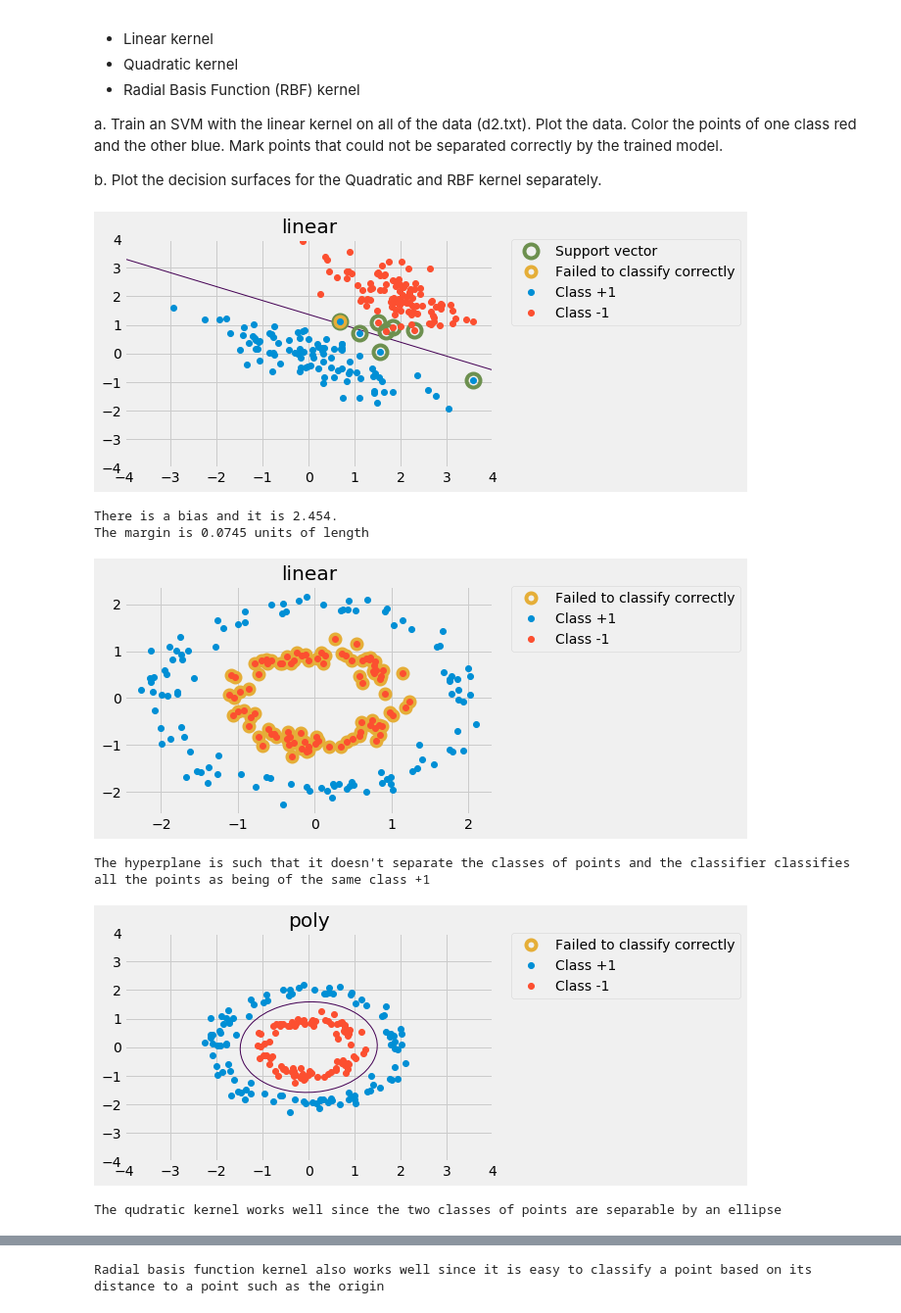
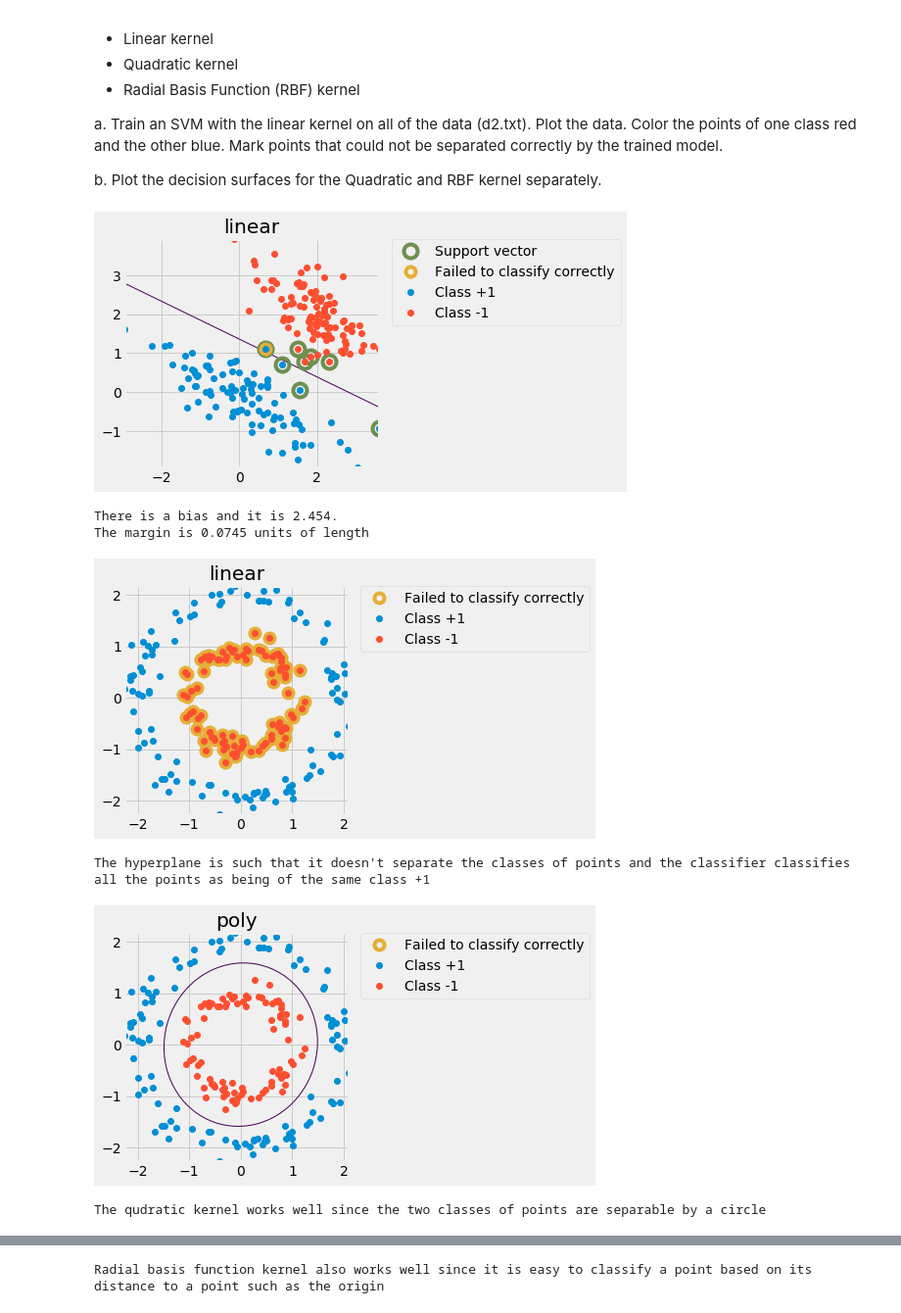
Before and after one commit to SebastianBergstrom/tda231_homework, a Jupyter notebook: hw4/hw4.ipynb, the cells around one changed output, grey strips where cells are left out. Shown at 98% size. Cells and saved outputs as stored; diff of their text form; code cells hidden in the pictures.

```diff
--- a/hw4/hw4.ipynb
+++ b/hw4/hw4.ipynb
@@ -85,6 +85,7 @@ from sklearn.svm import SVC
 
 def SVM(file, kernel, support_vector=False, plot_contour=True, degree=2):
     plt.style.use('fivethirtyeight')
+    plt.margins(1, tight=False)
     colors = plt.rcParams['axes.prop_cycle'].by_key()['color']
     mSize = 6
     edge_width = 4
@@ -111,42 +112,42 @@ def SVM(file, kernel, support_vector=False, plot_contour=True, degree=2):
     plt.plot(X[classA,0], X[classA,1], 'o', label='Class +1', markersize=mSize, color=colors[0])
     plt.plot(X[~classA,0], X[~classA,1], 'o', label='Class -1', markersize=mSize, color=colors[1])
 
     if plot_contour:
-        x_vec = np.linspace(-4, 4)
-        y_vec = np.linspace(-4, 4)
-
+        x_vec = np.linspace(min(X[:,0])-padding, max(X[:,0])+padding)
+        y_vec = np.linspace(min(X[:,1])-padding, max(X[:,1])+padding)
         xx, yy = np.meshgrid(x_vec, y_vec)
         Z = model.decision_function(np.c_[xx.ravel(), yy.ravel()])
         Z = Z.reshape(xx.shape)
         plt.contour(xx, yy, Z, [0], linewidths=1)
-
     plt.title(kernel)
     plt.legend(bbox_to_anchor=(1.05, 1), loc=2, borderaxespad=0.)
+    plt.axis('square')
+    plt.axis([min(X[:,0]), max(X[:,0]), min(X[:,1]), max(X[:,1])])
     plt.show()
 
 def get_bias_margin(file):
     data = np.loadtxt(file)
     X = data[:, :2]
     Y = data[:, -1]
 
     model = SVC(kernel='linear')
     model.fit(X, Y)
     support_distances = (model.support_vectors_ - [0,-model.intercept_[0]/model.coef_[0][1]]) @ model.coef_[0]/np.linalg.norm(model.coef_[0])
     return model.intercept_[0], np.abs(support_distances).min()
 
 SVM('d1.txt', 'linear', True)
 print('There is a bias and it is {:.3f}.\nThe margin is {:.3} units of length'.format(*get_bias_margin('d1.txt')))
 SVM('d2.txt', 'linear', plot_contour=False)
 print('The hyperplane is such that it doesn\'t separate the classes of points and the classifier classifies all the points as being of the same class +1')
 SVM('d2.txt', 'poly')
-print('The qudratic kernel works well since the two classes of points are separable by an ellipse')
+print('The qudratic kernel works well since the two classes of points are separable by a circle')
 SVM('d2.txt', 'rbf')
 print('Radial basis function kernel also works well since it is easy to classify a point based on its distance to a point such as the origin')
 # %% [output]
-[figure, old version]
+[figure, new version]
 There is a bias and it is 2.454.
 The margin is 0.0745 units of length
-[figure, old version]
+[figure, new version]
 The hyperplane is such that it doesn't separate the classes of points and the classifier classifies all the points as being of the same class +1
-[figure, old version]
+[figure, new version]
-The qudratic kernel works well since the two classes of points are separable by an ellipse
+The qudratic kernel works well since the two classes of points are separable by a circle
```
Also changed, not shown: parts of 1 cell of this notebook.
